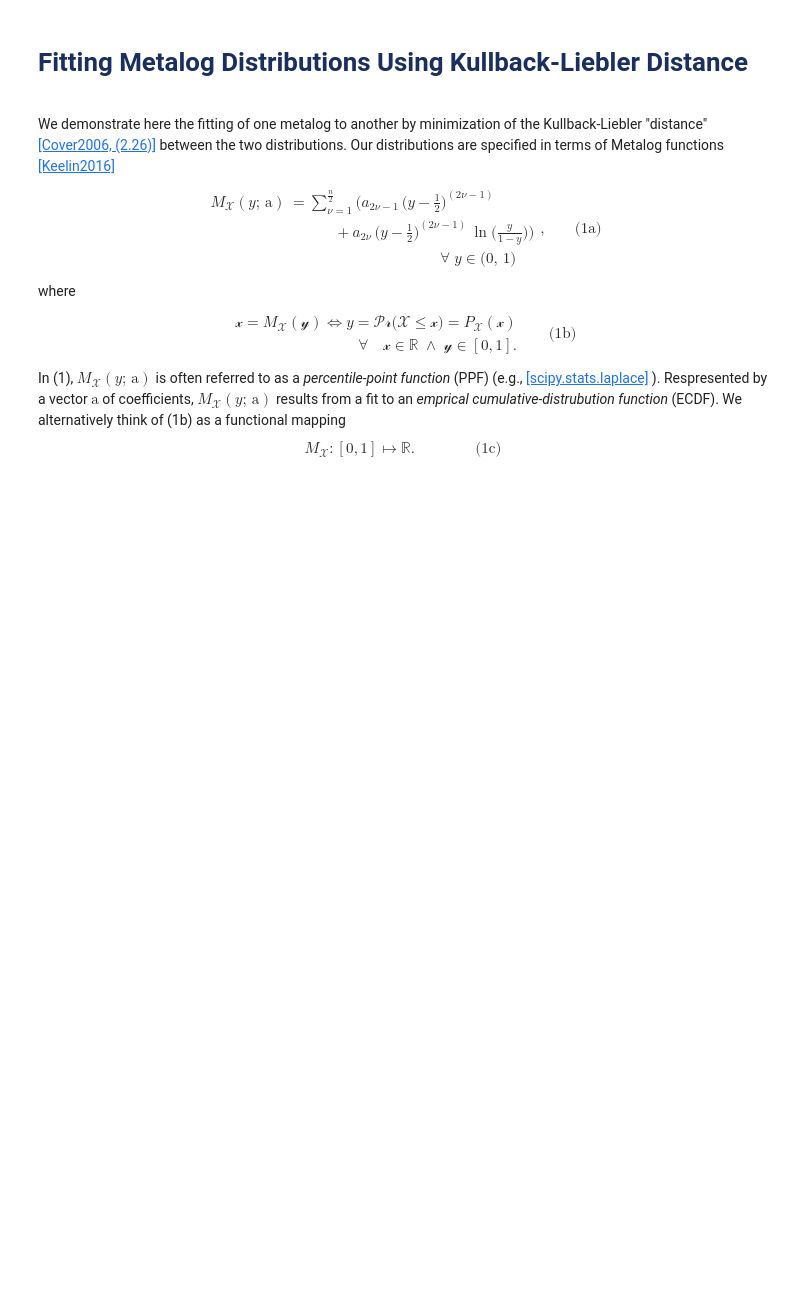
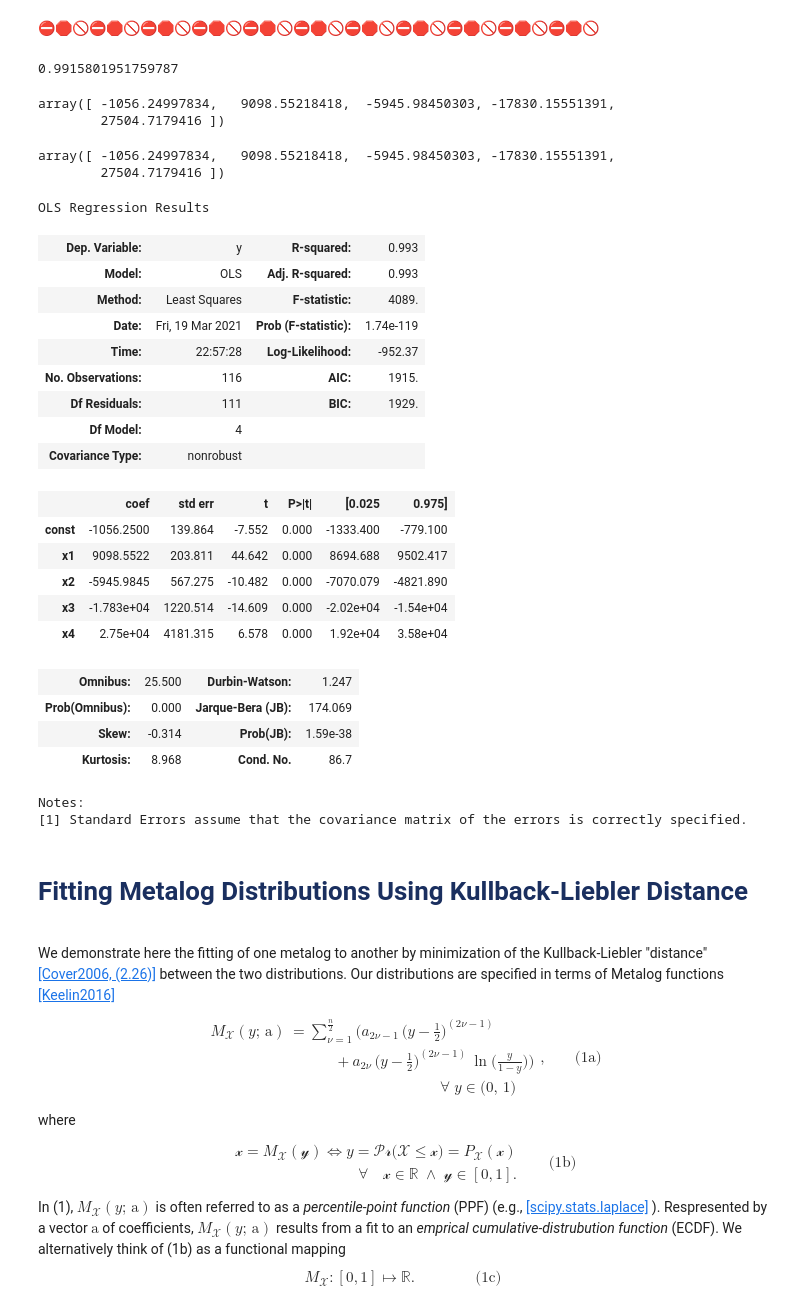
Before and after one commit to hamlett-neil-ur/201229-MathStats, a Jupyter notebook: code/210314 metalog fit to residuals.ipynb, the cells around one changed output. Cells and saved outputs as stored; diff of their text form; code cells hidden in the pictures; blank space fills up the shorter version.

```diff
--- a/code/210314 metalog fit to residuals.ipynb
+++ b/code/210314 metalog fit to residuals.ipynb
@@ -133,0 +290,20 @@ sns.ecdfplot(data = sample_neighborhood,
+# %%
+resid_quantiles = dict()
+failed_estiamte = list()
+quantile_cuts = [0.05, 0.1, 0.25, 0.5, 0.75, 0.9, 0.95]
+series_len = 5
+metalog_based_function = metalog_quantile_series(series_len)
+for hashkey in model_residuals.index:
+    sample_neighborhood = model_residuals.loc[model_residuals.loc[hashkey,
+                                                                   'resid_cluster'],
+                                               ['estimate', 'residual', 'lowess']].sort_values(by = 'estimate')
+    resid_samps = np.sort(sample_neighborhood['residual'])
+    metalog_coeffs = metalog_quantile_coeffs(series_len,
+                                             resid_samps)[0]
+    M_𝓎 = construct_metalog_based_fct(metalog_based_function,
+                                      metalog_coeffs)
+    try:
+        resid_quantiles.update({hashkey : dict(zip(quantile_cuts,
+                                                    map(M_𝓎, quantile_cuts)))})
+    except:
+        failed_estiamte.update(hashkey)
@@ -133,0 +330,2 @@ sns.ecdfplot(data = sample_neighborhood,
+# %% [markdown]
+⛔️🛑🚫⛔️🛑🚫⛔️🛑🚫⛔️🛑🚫⛔️🛑🚫⛔️🛑🚫⛔️🛑🚫⛔️🛑🚫⛔️🛑🚫⛔️🛑🚫⛔️🛑🚫
@@ -134,3 +374,47 @@ sns.ecdfplot(data = sample_neighborhood,
+# %%
+metalog_ols.rsquared
+# %% [output]
+0.9915801951759787
+# %%
+np.linalg.lstsq(a = np.matrix.transpose(np.hstack([𝜆_𝓎(𝑦) for 𝑦 in 𝒫[:-1]])),
+                            b = resid_samps[:-1],
+                            rcond = -1)[0]
+# %% [output]
+array([ -1056.24997834,   9098.55218418,  -5945.98450303, -17830.15551391,
+        27504.7179416 ])
+# %%
+metalog_ols = sm.OLS(endog = resid_samps[:-1],
+                     exog = np.matrix.transpose(np.hstack([𝜆_𝓎(𝑦) for 𝑦 in 𝒫[:-1]])),
+                     hasconst = True).fit()
+metalog_ols.params
+# %% [output]
+array([ -1056.24997834,   9098.55218418,  -5945.98450303, -17830.15551391,
+        27504.7179416 ])
+# %%
+metalog_ols.summary()
+# %% [output]
+OLS Regression Results
+| Dep. Variable: | y | R-squared: | 0.993 |
+| Model: | OLS | Adj. R-squared: | 0.993 |
+| Method: | Least Squares | F-statistic: | 4089. |
+| Date: | Fri, 19 Mar 2021 | Prob (F-statistic): | 1.74e-119 |
+| Time: | 22:57:28 | Log-Likelihood: | -952.37 |
+| No. Observations: | 116 | AIC: | 1915. |
+| Df Residuals: | 111 | BIC: | 1929. |
+| Df Model: | 4 |  |  |
+| Covariance Type: | nonrobust |  |  |
+|  | coef | std err | t | P>|t| | [0.025 | 0.975] |
+| const | -1056.2500 | 139.864 | -7.552 | 0.000 | -1333.400 | -779.100 |
+| x1 | 9098.5522 | 203.811 | 44.642 | 0.000 | 8694.688 | 9502.417 |
+| x2 | -5945.9845 | 567.275 | -10.482 | 0.000 | -7070.079 | -4821.890 |
+| x3 | -1.783e+04 | 1220.514 | -14.609 | 0.000 | -2.02e+04 | -1.54e+04 |
+| x4 | 2.75e+04 | 4181.315 | 6.578 | 0.000 | 1.92e+04 | 3.58e+04 |
+| Omnibus: | 25.500 | Durbin-Watson: | 1.247 |
+| Prob(Omnibus): | 0.000 | Jarque-Bera (JB): | 174.069 |
+| Skew: | -0.314 | Prob(JB): | 1.59e-38 |
+| Kurtosis: | 8.968 | Cond. No. | 86.7 |
+Notes:
+[1] Standard Errors assume that the covariance matrix of the errors is correctly specified.
 # %%
 # a = IndexedBase('a')
 # 𝜈, 𝘺, 𝛮, 𝗔, 𝘆 = symbols('𝜈, 𝘺, 𝛮, 𝗔, 𝘆')
```
Also changed, not shown: parts of 16 cells of this notebook, 2 other files.
